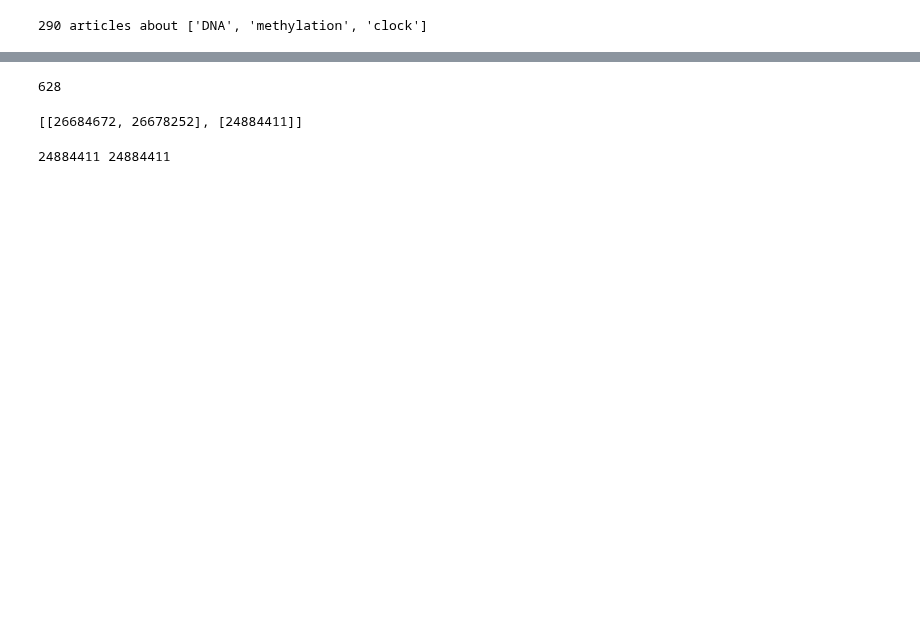
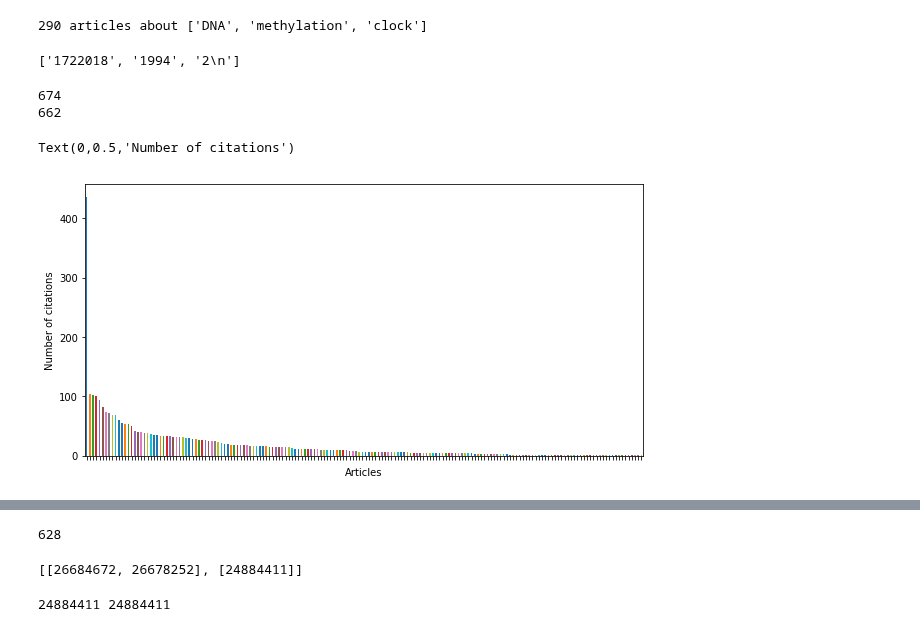
Before and after one commit to JetBrains-Research/pubtrends, a Jupyter notebook: models/key_papers.ipynb, the cells around one changed output, grey strips where cells are left out. Saved outputs shown, nothing was run; the diff lists cells and outputs as text; code cells hidden in the pictures; blank space fills up the shorter version.

```diff
--- a/models/key_papers.ipynb
+++ b/models/key_papers.ipynb
@@ -27,0 +33,38 @@ print(f'{len(results)} articles about {terms}')
+# %%
+%%time
+
+# Run `psql`.
+# Run following commands in psql prompt:
+# \f ','
+# \a
+# \t
+# \o '/path/to/the/file'
+# SELECT C.pmid_cited AS pmid, P.year, COUNT(1) AS count
+# FROM Citations C
+# JOIN Publications P
+# ON C.pmid_citing = P.pmid
+# GROUP BY C.pmid_cited, P.year;
+# \o (to flush!)
+
+data = []
+CITATION_STATS_FILE = '../citations_per_year.csv'
+with open(CITATION_STATS_FILE, 'r') as f:
+    for line in f:
+        pmid, year, count = line[:-1].split(',')
+        if pmid in results:
+            data.append([pmid, year, count])
+# %%
+data[0]
+# %% [output]
+['1722018', '1994', '2\n']
+# %%
+df = pd.DataFrame(data, columns = ['pmid', 'year', 'count'])
+for col in df:
+    df[col] = df[col].astype(str).replace('', 0) # some papers without recognized year -- more tests for parser
+    df[col] = df[col].astype(int)
+print(len(df))
+df = df[df['year'] > 0]
+print(len(df))
+# %% [output]
+674
+662
@@ -27,0 +74,10 @@ print(f'{len(results)} articles about {terms}')
+# %%
+total_citations = df.groupby('pmid')['count'].sum().reset_index().sort_values(by='count', ascending=False)
+plt.figure(figsize=(10, 5))
+ax = total_citations['count'].plot.bar()
+ax.set_xticklabels([])
+ax.set_xlabel('Articles')
+ax.set_ylabel('Number of citations')
+# %% [output]
+Text(0,0.5,'Number of citations')
+[figure, added]
```
Also changed, not shown: parts of 27 cells of this notebook.
